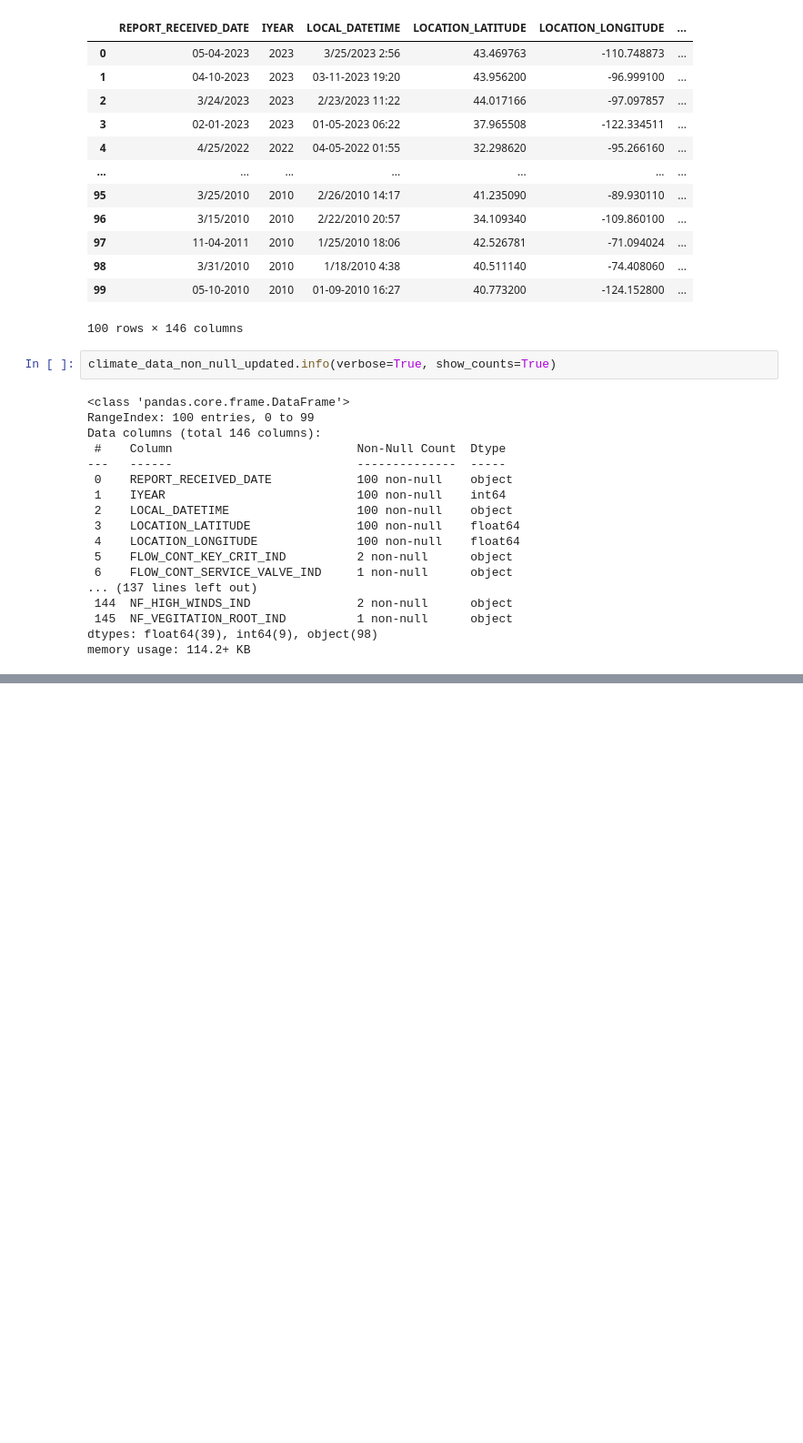
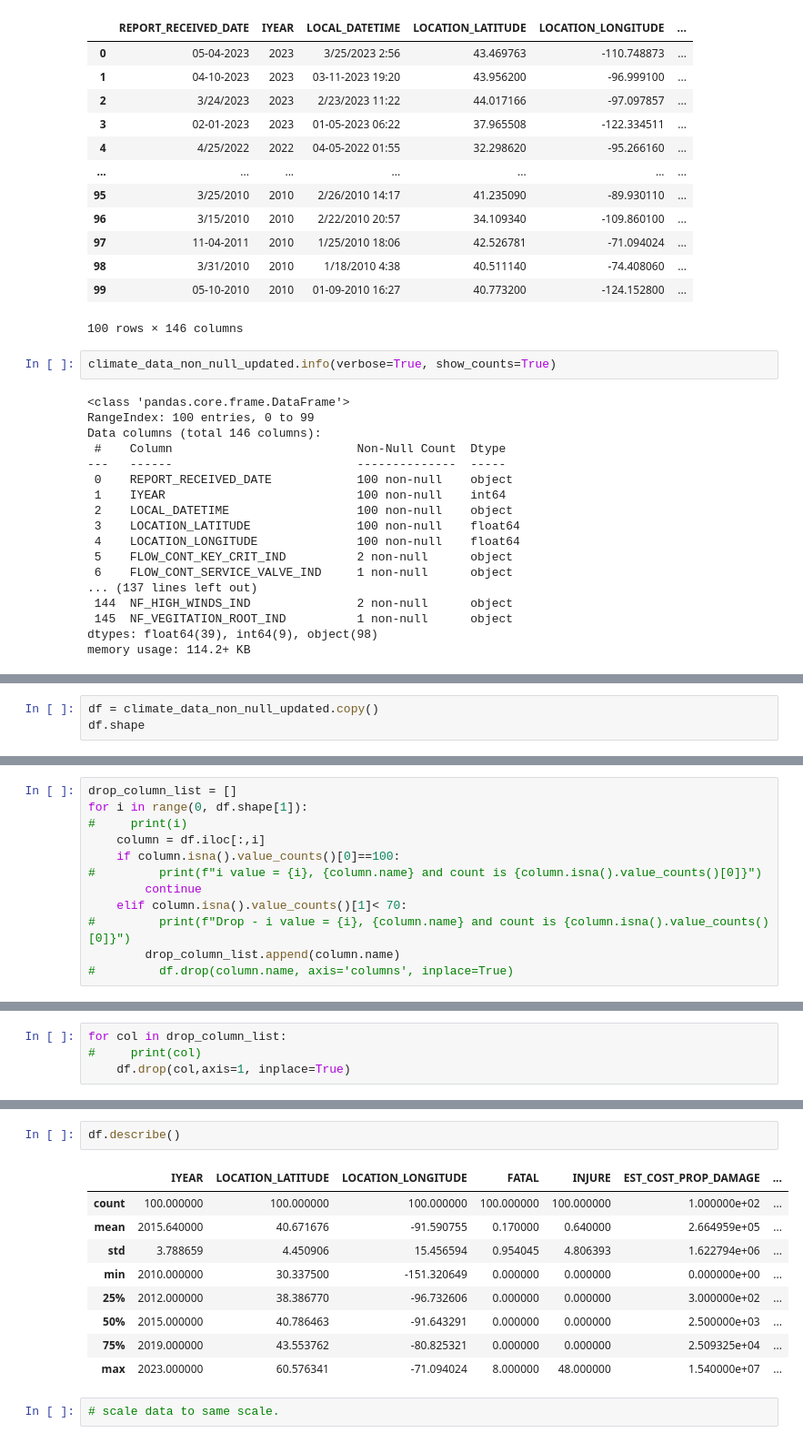
Before and after one commit to omsouravsharma/ClimateChange, a Jupyter notebook: python/AVATAR-part-5-ML.ipynb, the cells around one changed output, grey strips where cells are left out. Shown at 91% size. Saved outputs shown, nothing was run; the diff lists cells and outputs as text; blank space fills up the shorter version.

```diff
--- a/python/AVATAR-5-ML.ipynb
+++ b/python/AVATAR-part-5-ML.ipynb
@@ -166,0 +169,3 @@ memory usage: 114.2+ KB
+# %%
+df = climate_data_non_null_updated.copy()
+df.shape
@@ -166,0 +174,12 @@ memory usage: 114.2+ KB
+# %%
+drop_column_list = []
+for i in range(0, df.shape[1]):
+#     print(i)
+    column = df.iloc[:,i]
+    if column.isna().value_counts()[0]==100:
+#         print(f"i value = {i}, {column.name} and count is {column.isna().value_counts()[0]}")
+        continue
+    elif column.isna().value_counts()[1]< 70:
+#         print(f"Drop - i value = {i}, {column.name} and count is {column.isna().value_counts()[0]}")
+        drop_column_list.append(column.name)
+#         df.drop(column.name, axis='columns', inplace=True)
@@ -166,0 +188,4 @@ memory usage: 114.2+ KB
+# %%
+for col in drop_column_list:
+#     print(col)
+    df.drop(col,axis=1, inplace=True)
@@ -166,0 +214,14 @@ memory usage: 114.2+ KB
+# %%
+df.describe()
+# %% [output]
+|  | IYEAR | LOCATION_LATITUDE | LOCATION_LONGITUDE | FATAL | INJURE | EST_COST_PROP_DAMAGE | ... |
+| count | 100.000000 | 100.000000 | 100.000000 | 100.000000 | 100.000000 | 1.000000e+02 | ... |
+| mean | 2015.640000 | 40.671676 | -91.590755 | 0.170000 | 0.640000 | 2.664959e+05 | ... |
+| std | 3.788659 | 4.450906 | 15.456594 | 0.954045 | 4.806393 | 1.622794e+06 | ... |
+| min | 2010.000000 | 30.337500 | -151.320649 | 0.000000 | 0.000000 | 0.000000e+00 | ... |
+| 25% | 2012.000000 | 38.386770 | -96.732606 | 0.000000 | 0.000000 | 3.000000e+02 | ... |
+| 50% | 2015.000000 | 40.786463 | -91.643291 | 0.000000 | 0.000000 | 2.500000e+03 | ... |
+| 75% | 2019.000000 | 43.553762 | -80.825321 | 0.000000 | 0.000000 | 2.509325e+04 | ... |
+| max | 2023.000000 | 60.576341 | -71.094024 | 8.000000 | 48.000000 | 1.540000e+07 | ... |
+# %%
+# scale data to same scale.
```
Also changed, not shown: parts of 5 cells of this notebook, 1 other file.
